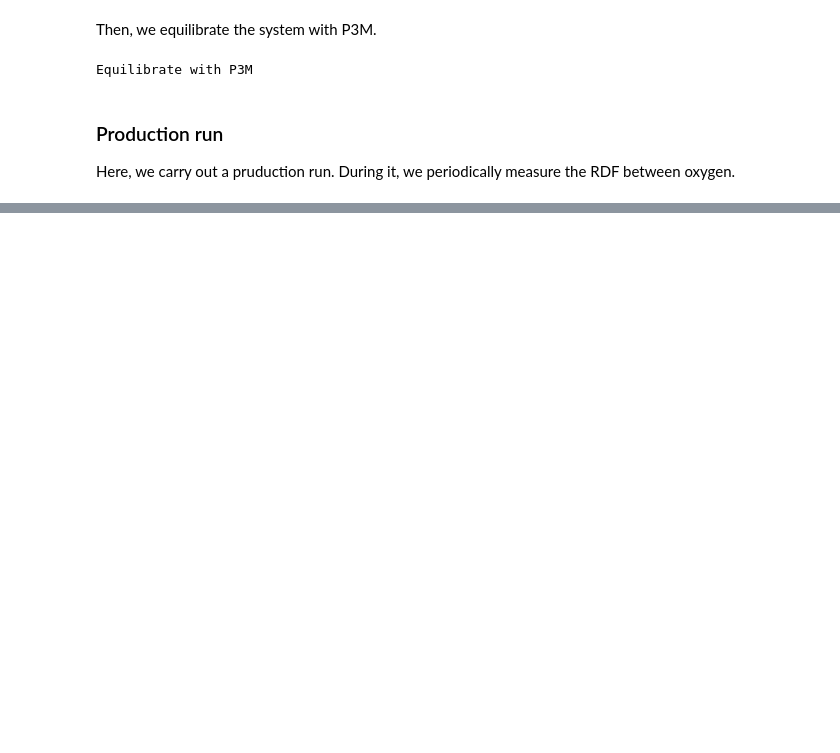
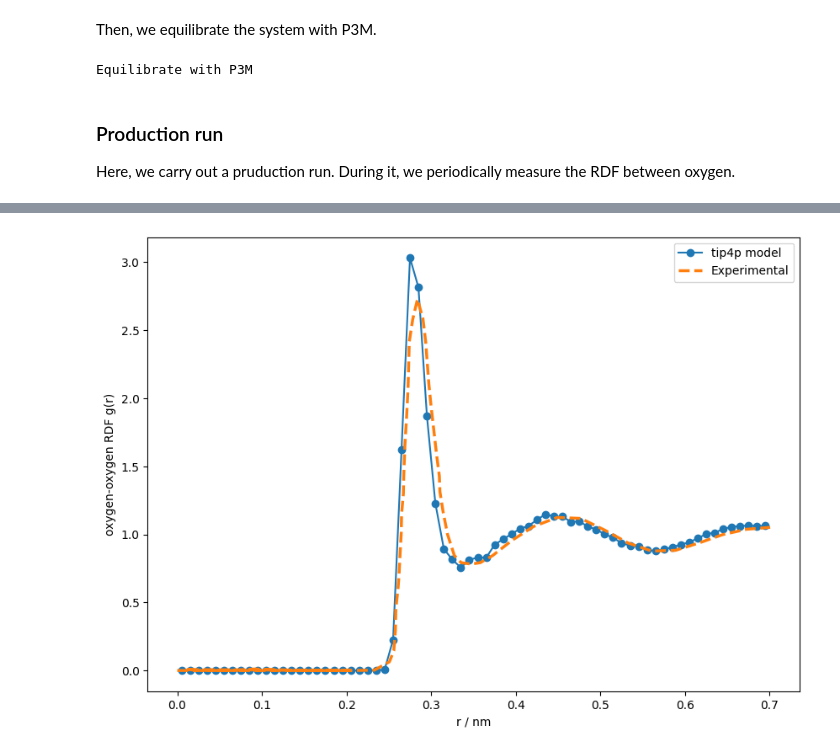
Before and after one commit to PythonFZ/2025-espresso-water, a Jupyter notebook: tutorial_tip4p_water.ipynb, the cells around one changed output, grey strips where cells are left out. Drawn from its saved outputs; the diff is of its cells as text; code cells hidden in the pictures; blank space fills up the shorter version.

```diff
--- a/tutorial_tip4p_water.ipynb
+++ b/tutorial_tip4p_water.ipynb
@@ -63,15 +93,9 @@ The geometry of water molecule is set according to TIP4P/2005. Other parameters
 # %%
-# Relative posititions
-O_loc = np.array([0.0, 0.0, 0.0])
-H1_loc = np.array([R_OH, 0.0, 0.0])
-H2_loc = np.array([R_OH*np.cos(theta),  R_OH*np.sin(theta), 0.0])
-M_loc = np.array([d_OM*np.cos(theta/2.0), d_OM*np.sin(theta/2.0), 0.0])
-
 # masses
 O_MASS = 15.9994  # amu
 H_MASS = 1.008  # amu
 # center of mass position
-COM = O_MASS*O_loc + H_MASS*(H1_loc+H2_loc)/(O_MASS+2*H_MASS)
+COM = (O_MASS*O_loc + H_MASS*(H1_loc+H2_loc))/(O_MASS+2*H_MASS)
 
 # number density of water molecules
 WATER_DENSITY = Q_(0.997, "g/cm^3")
@@ -96,3 +126,7 @@ Exercies?
+# %%
+#Solution
+def rigid_constrain(p, C):
+    p.vs_auto_relate_to(C)
 # %%
 def rand_unit_quaternion():
     # Marsaglia: gleichverteilte Rotation
@@ -123,7 +157,7 @@ def place_tip4p(center, mol_id):
     H2 = system.part.add(pos=X(H2_loc), q=q_H, type=1, mol_id=mol_id)
     M = system.part.add(pos=X(M_loc),  q=q_M, type=2, mol_id=mol_id)
     for p in M, O, H1, H2:
-        p.vs_auto_relate_to(C)
+        rigid_constrain(p, C)
 
     return (C, O, H1, H2, M)
 # %%
@@ -238,22 +284,11 @@ o_ids = system.part.select(type=0).id
 rdf_obs = espressomd.observables.RDF(
     ids1=o_ids, ids2=o_ids, n_r_bins=rdf_bins, min_r=r_min, max_r=r_max)
 
-for i in tqdm.trange(10, ncols=120):
+for i in tqdm.trange(30, ncols=120):
     system.integrator.run(50)
     rdfs.append(rdf_obs.calculate())
 rdf = np.mean(rdfs, axis=0)
 rdf_err = np.std(rdfs, axis=0)/np.sqrt(len(rdfs))
 bin_centers = rdf_obs.bin_centers()
-
-# Plot RDF
-import matplotlib.pyplot as plt
-
-fig, ax = plt.subplots(figsize=(10, 7))
-ax.plot(bin_centers, rdf, label='tip4p model')
-ax.plot(bin_centers, np.ones(bin_centers.size))
-plt.legend()
-plt.xlabel(r'r / nm')
-plt.ylabel('oxygen-oxygen RDF g(r)')
-plt.show()
 # %% [output]
 Sampling
@@ -260,0 +299,20 @@ Sampling
+# %%
+# Plot RDF
+import matplotlib.pyplot as plt
+
+#df = pd.read_csv("rdf_water.csv", header=None)
+data = np.load("rdf_experiment.npz")
+
+fig, ax = plt.subplots(figsize=(10, 7))
+ax.plot(bin_centers, rdf, marker='o', label='tip4p model')
+#ax.plot(bin_centers, np.ones(bin_centers.size))
+ax.plot(0.1*data['rs'], data['rdf'], lw=2.5, ls="dashed", label='Experimental')
+plt.legend()
+plt.xlabel(r'r / nm')
+plt.ylabel('oxygen-oxygen RDF g(r)')
+plt.show()
+
+# For later tutorial, save RDF from TIP4P/2005
+np.savez("rdf_tip4p.npz", rdf=rdf, rs=bin_centers)
+# %% [output]
+[figure, added]
```
Also changed, not shown: parts of 15 cells of this notebook, 3 other files.
